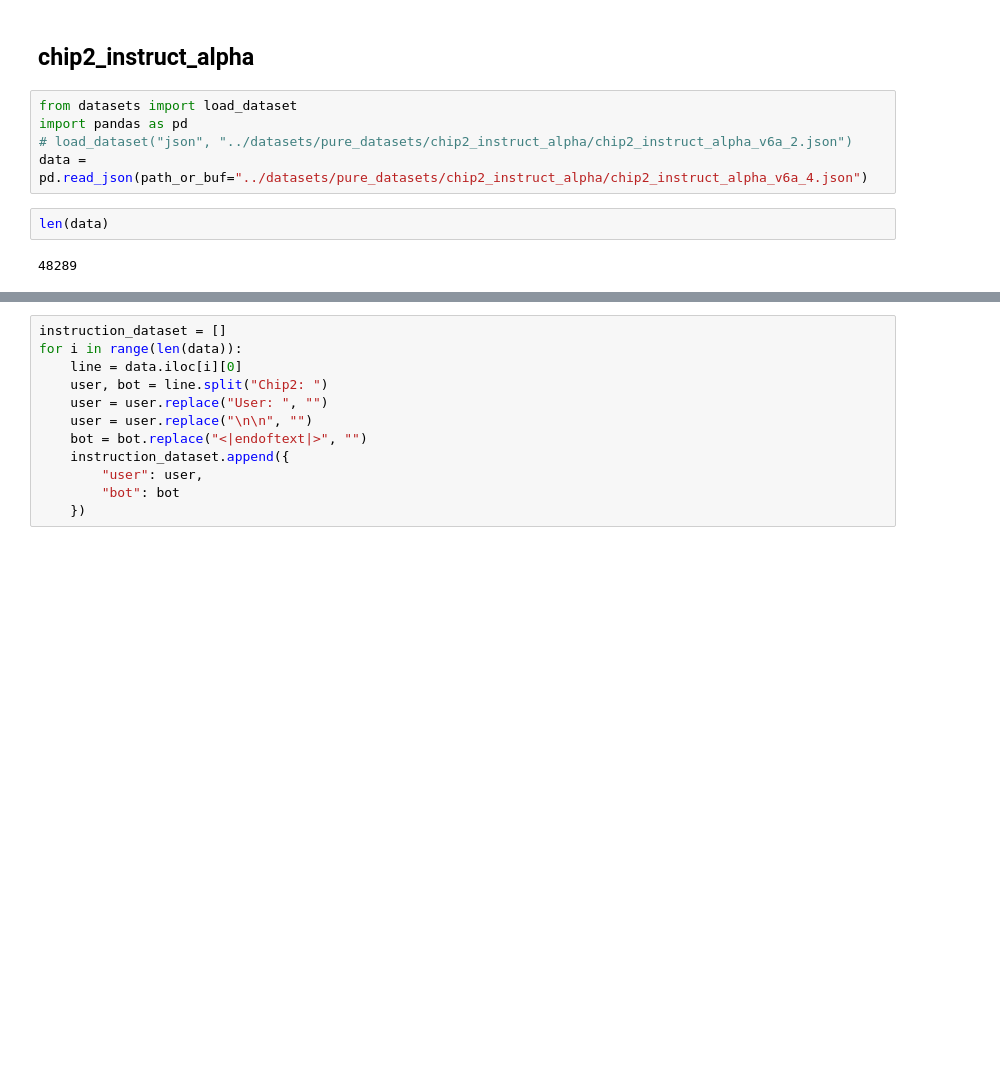
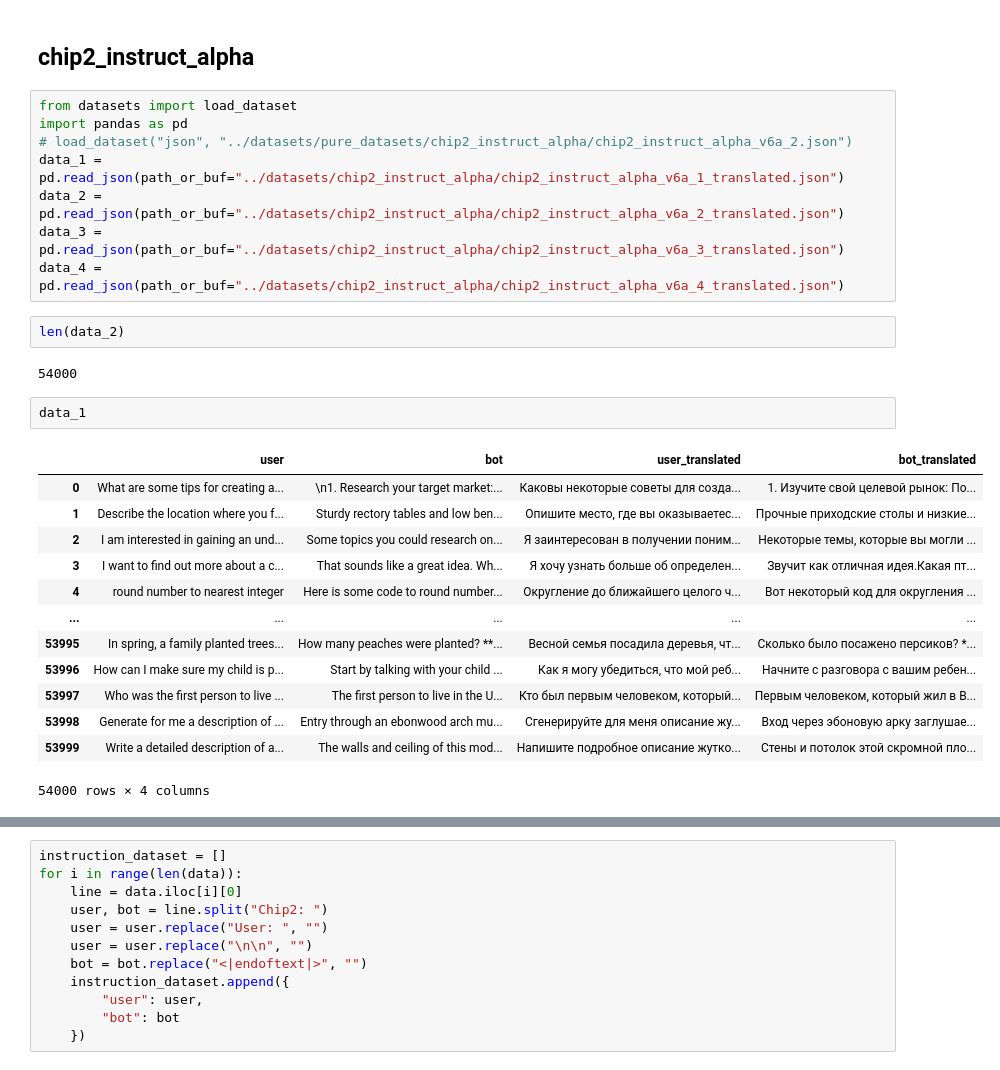
Before and after one commit to dmitrymailk/DeepSpeedExamples, a Jupyter notebook: applications/DeepSpeed-Chat/training/step1_supervised_finetuning/notebooks/prepare_datasets.ipynb, the cells around one changed output, grey strips where cells are left out. Drawn from its saved outputs; the diff is of its cells as text; blank space fills up the shorter version.

```diff
--- a/applications/DeepSpeed-Chat/training/step1_supervised_finetuning/notebooks/prepare_datasets.ipynb
+++ b/applications/DeepSpeed-Chat/training/step1_supervised_finetuning/notebooks/prepare_datasets.ipynb
@@ -378,8 +420,27 @@ len(conversations_paths.keys())
 from datasets import load_dataset
 import pandas as pd
 # load_dataset("json", "../datasets/pure_datasets/chip2_instruct_alpha/chip2_instruct_alpha_v6a_2.json")
-data = pd.read_json(path_or_buf="../datasets/pure_datasets/chip2_instruct_alpha/chip2_instruct_alpha_v6a_4.json")
+data_1 = pd.read_json(path_or_buf="../datasets/chip2_instruct_alpha/chip2_instruct_alpha_v6a_1_translated.json")
+data_2 = pd.read_json(path_or_buf="../datasets/chip2_instruct_alpha/chip2_instruct_alpha_v6a_2_translated.json")
+data_3 = pd.read_json(path_or_buf="../datasets/chip2_instruct_alpha/chip2_instruct_alpha_v6a_3_translated.json")
+data_4 = pd.read_json(path_or_buf="../datasets/chip2_instruct_alpha/chip2_instruct_alpha_v6a_4_translated.json")
 # %%
-len(data)
+len(data_2)
 # %% [output]
-48289
+54000
+# %%
+data_1
+# %% [output]
+|  | user | bot | user_translated | bot_translated |
+| 0 | What are some tips for creating a... | \n1. Research your target market:... | Каковы некоторые советы для созда... | 1. Изучите свой целевой рынок: По... |
+| 1 | Describe the location where you f... | Sturdy rectory tables and low ben... | Опишите место, где вы оказываетес... | Прочные приходские столы и низкие... |
+| 2 | I am interested in gaining an und... | Some topics you could research on... | Я заинтересован в получении поним... | Некоторые темы, которые вы могли ... |
+| 3 | I want to find out more about a c... | That sounds like a great idea. Wh... | Я хочу узнать больше об определен... | Звучит как отличная идея.Какая пт... |
+| 4 | round number to nearest integer | Here is some code to round number... | Округление до ближайшего целого ч... | Вот некоторый код для округления ... |
+| ... | ... | ... | ... | ... |
+| 53995 | In spring, a family planted trees... | How many peaches were planted? **... | Весной семья посадила деревья, чт... | Сколько было посажено персиков? *... |
+| 53996 | How can I make sure my child is p... | Start by talking with your child ... | Как я могу убедиться, что мой реб... | Начните с разговора с вашим ребен... |
+| 53997 | Who was the first person to live ... | The first person to live in the U... | Кто был первым человеком, который... | Первым человеком, который жил в В... |
+| 53998 | Generate for me a description of ... | Entry through an ebonwood arch mu... | Сгенерируйте для меня описание жу... | Вход через эбоновую арку заглушае... |
+| 53999 | Write a detailed description of a... | The walls and ceiling of this mod... | Напишите подробное описание жутко... | Стены и потолок этой скромной пло... |
+54000 rows × 4 columns
```
Also changed, not shown: parts of 31 cells of this notebook, 3 other files.
